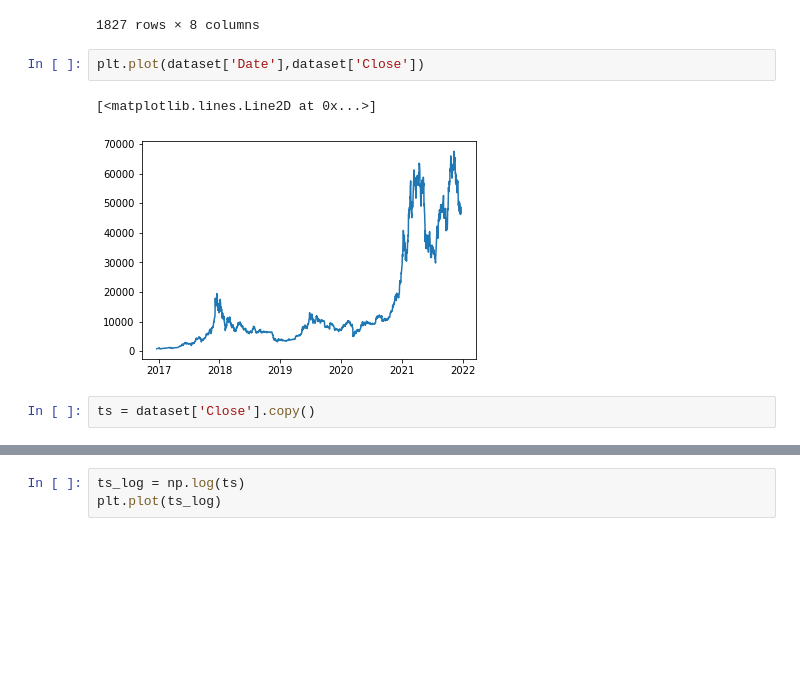
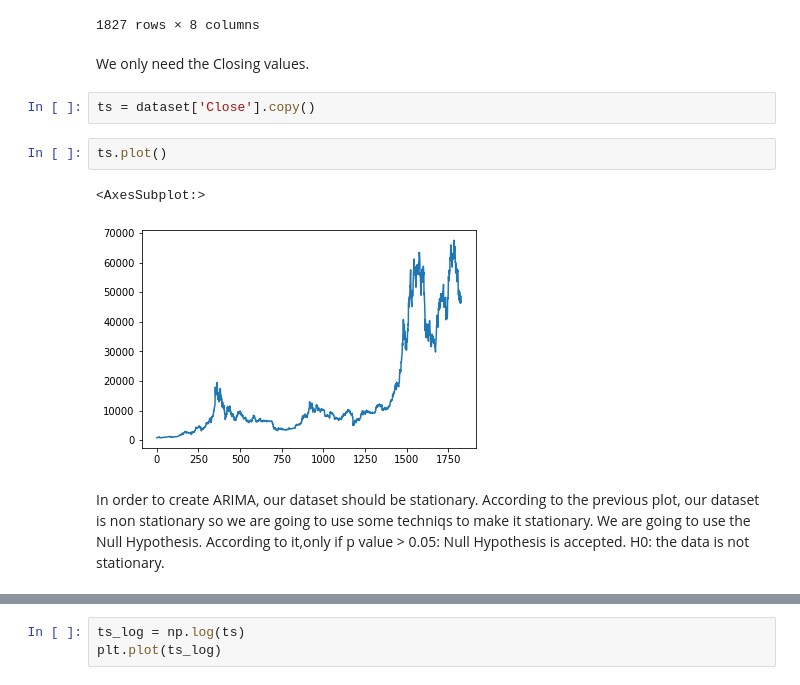
Before and after one commit to marina-sam14/BitcoinClosePricePrediction, a Jupyter notebook: ARIMA.ipynb, the cells around one changed output, grey strips where cells are left out. Cells and saved outputs as stored; diff of their text form; blank space fills up the shorter version.

```diff
--- a/ARIMA.ipynb
+++ b/ARIMA.ipynb
@@ -43,13 +48,19 @@ dataset
 | 1825 | 2021-12-20 | 46707.062500 | 47401.718750 | 45579.808594 | 46880.277344 | 46880.277344 | 30961902129 | 2021 |
 | 1826 | 2021-12-21 | 46985.242188 | 48912.152344 | 46739.777344 | 48565.843750 | 48565.843750 | 30736644096 | 2021 |
 1827 rows × 8 columns
-# %%
-plt.plot(dataset['Date'],dataset['Close'])
-# %% [output]
-[<matplotlib.lines.Line2D at 0x...>]
-[figure, removed]
+# %% [markdown]
+We only need the Closing values.
 # %%
 ts = dataset['Close'].copy()
+# %%
+ts.plot()
+# %% [output]
+<AxesSubplot:>
+[figure, added]
+# %% [markdown]
+In order to create ARIMA, our dataset should be stationary. According to the previous plot, our dataset is non stationary so we are going to use some techniqs to make it stationary. We are going to use the Null Hypothesis. </br>
+According to it,only if p value > 0.05: Null Hypothesis is accepted. </br>
+H0: the data is not stationary.
 # %%
 def test_for_stationary(input_data):
     r_mean = input_data.rolling(window = 7,center=False).mean()
```
Also changed, not shown: parts of 32 cells of this notebook, 1 other file.
